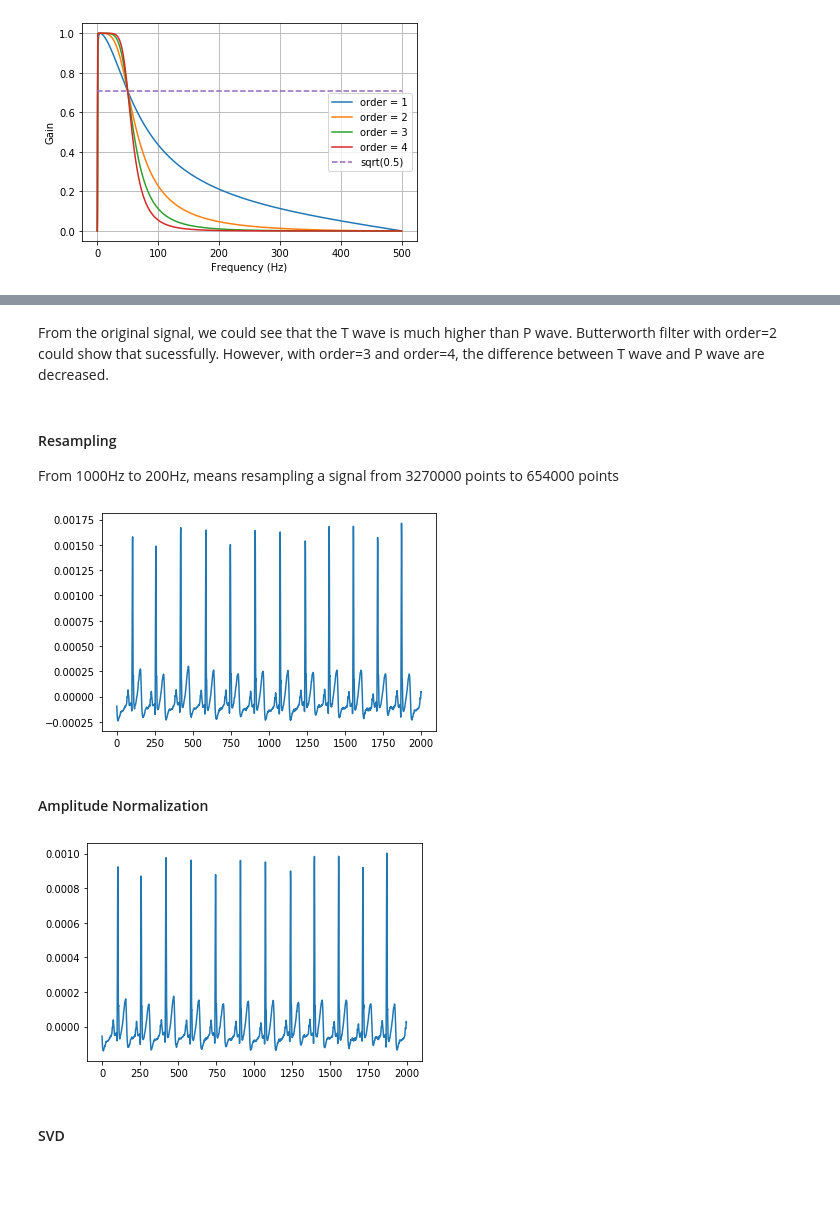
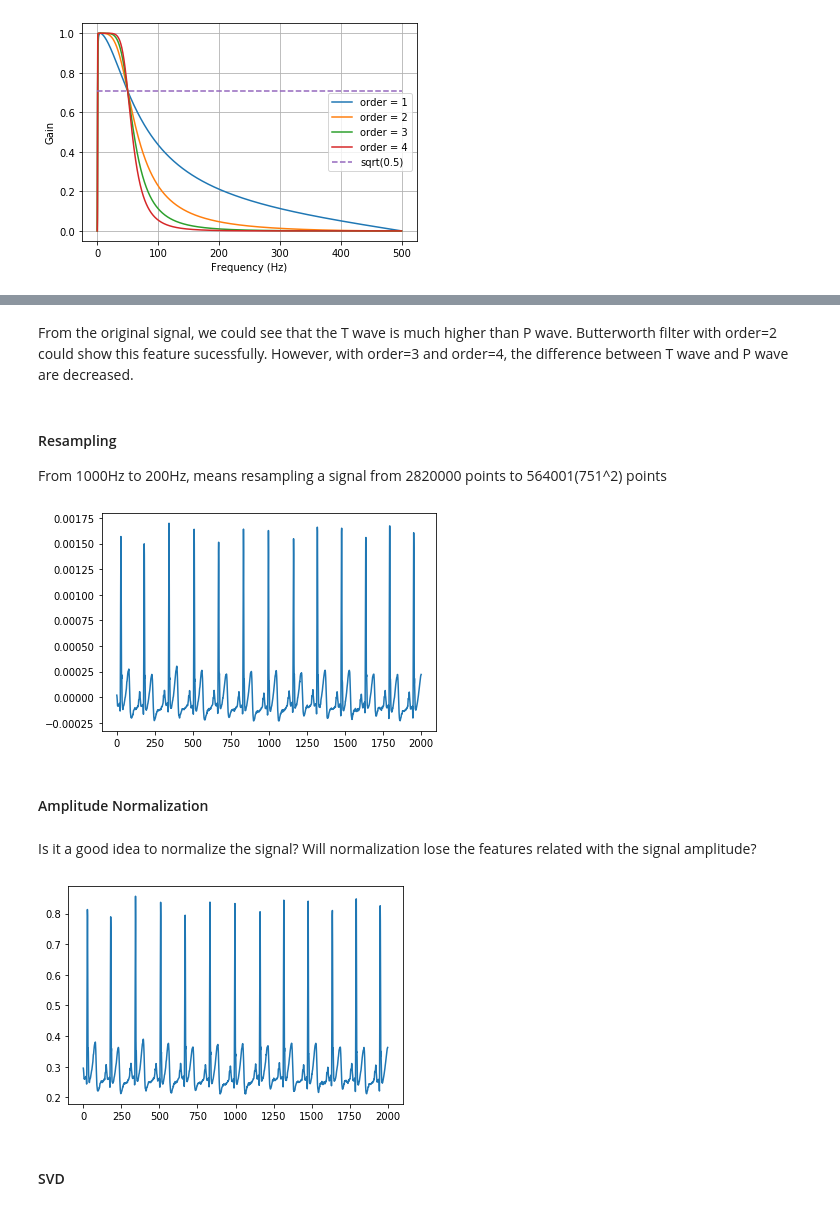
Before and after one commit to DigitalBiomarkerDiscoveryPipeline/Data-Compression-Toolbox, a Jupyter notebook: Baiying/code_m1.ipynb, the cells around one changed output, grey strips where cells are left out. Saved outputs shown, nothing was run; the diff lists cells and outputs as text; code cells hidden in the pictures; blank space fills up the shorter version.

Commit message:
Finish the compression steps

```diff
--- a/Baiying/code_m1.ipynb
+++ b/Baiying/code_m1.ipynb
@@ -106,0 +97,3 @@ array([-1635.   , -1634.999, -1634.998, ...,  1634.998,  1634.999,
+# %%
+ECG_array = raw_data[0] #Copy the data into an ndarray, which does the same thing with the former step
+ECG_array.size
@@ -106,0 +111,2 @@ array([-1635.   , -1634.999, -1634.998, ...,  1634.998,  1634.999,
+# %%
+ECG_array = ECG_array[150000:-300000]  # Remove the signal in first 3minutes and last 5minutes
@@ -263,29 +229,31 @@ plt.show()
 # %% [markdown]
-From the original signal, we could see that the T wave is much higher than P wave. Butterworth filter with order=2 could show that sucessfully. However, with order=3 and order=4, the difference between T wave and P wave are decreased.
+From the original signal, we could see that the T wave is much higher than P wave. Butterworth filter with order=2 could show this feature sucessfully. However, with order=3 and order=4, the difference between T wave and P wave are decreased.
 # %% [markdown]
 #### Resampling
-From 1000Hz to 200Hz, means resampling a signal from 3270000 points to 654000 points
+From 1000Hz to 200Hz, means resampling a signal from 2820000 points to 564001(751^2) points
 # %%
 from scipy import signal
 y = butter_bandpass_filter(ECG_array, lowcut, highcut, fs, order=2)
-resampled_signal = signal.resample(y, 654481)
-plt.plot(resampled_signal[104000:106000])
+resampled_signal = signal.resample(y, 564001)
+plt.plot(resampled_signal[74000:76000])
 plt.show()
 # %% [output]
-[figure, old version]
+[figure, new version]
 # %% [markdown]
 #### Amplitude Normalization
+# %% [markdown]
+Is it a good idea to normalize the signal? Will normalization lose the features related with the signal amplitude?
+# %%
+def NormalizeData(data):
+    return (data - np.min(data)) / (np.max(data) - np.min(data))
 # %%
-import numpy as np
-from sklearn.preprocessing import normalize
-
-normalized_signal = resampled_signal/np.linalg.norm(resampled_signal)
+normalized_signal = NormalizeData(resampled_signal)
 #norm1 = x / np.linalg.norm(x)
 #norm2 = normalize(x[:,np.newaxis], axis=0).ravel()
-plt.plot(normalized_signal[104000:106000])
+plt.plot(normalized_signal[74000:76000])
 plt.show()
 # %% [output]
-[figure, old version]
+[figure, new version]
 # %% [markdown]
 #### SVD
 # %%
```
Also changed, not shown: parts of 71 cells of this notebook.
